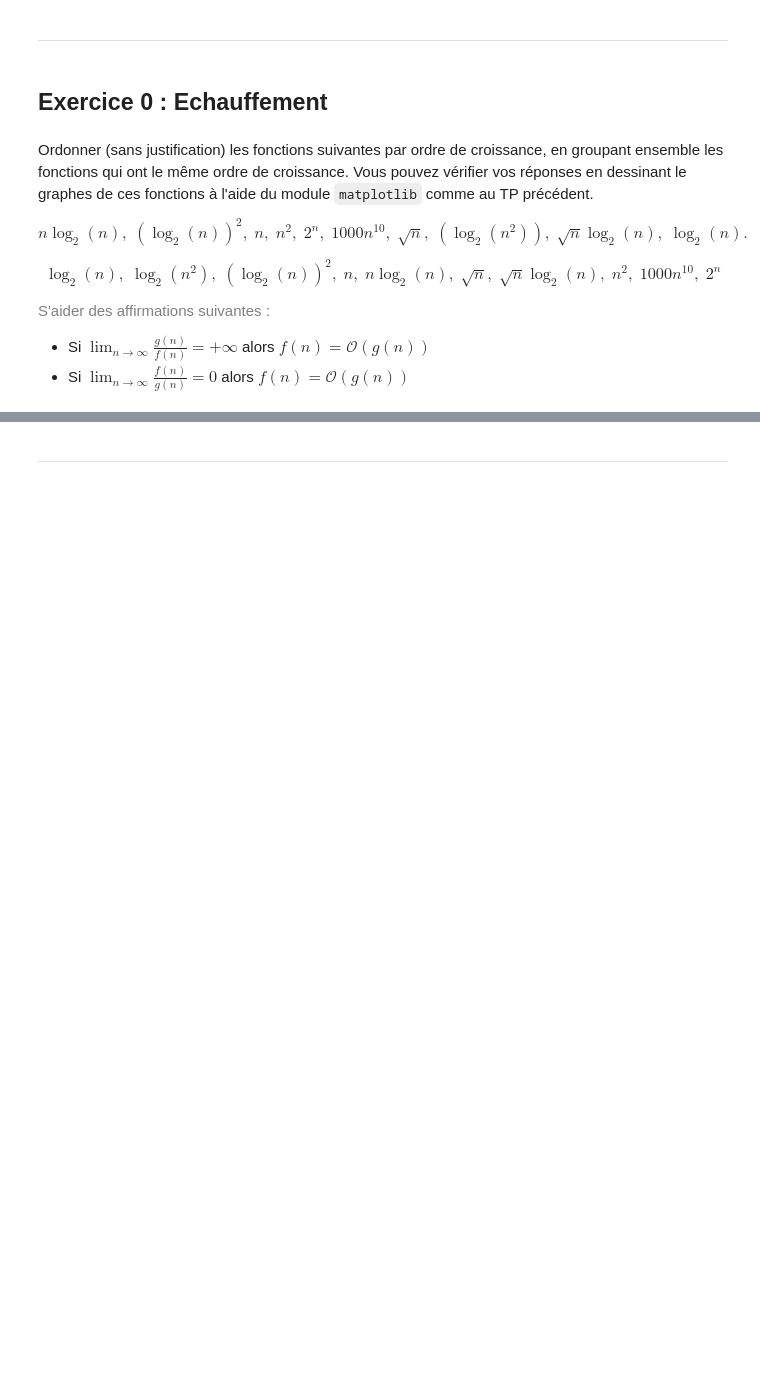
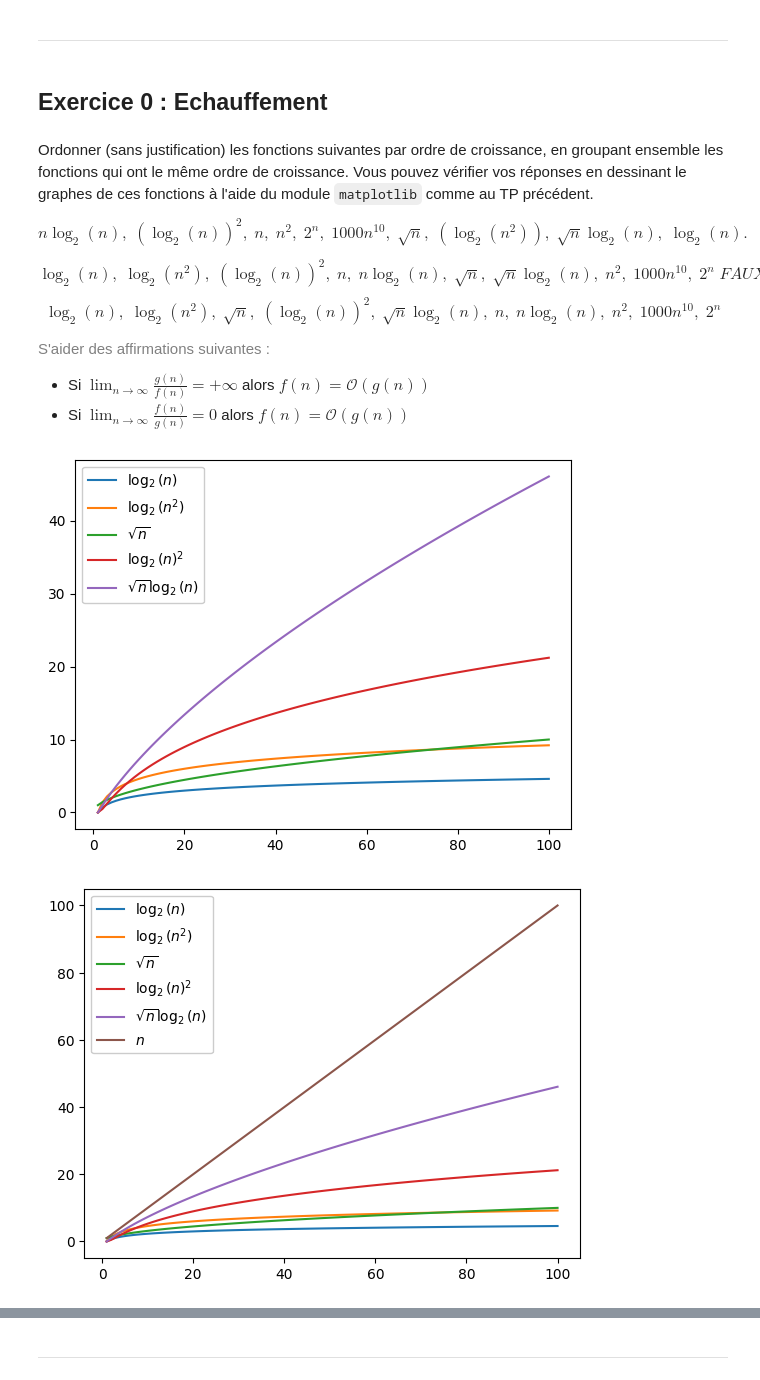
Before and after one commit to SO-CReaT3/EPFL-CodEx, a Jupyter notebook: Mise À Niveau/Serie9.ipynb, the cells around one changed output, grey strips where cells are left out. Drawn from its saved outputs; the diff is of its cells as text; code cells hidden in the pictures; blank space fills up the shorter version.

```diff
--- a/Mise À Niveau/Serie9.ipynb
+++ b/Mise À Niveau/Serie9.ipynb
@@ -24,10 +24,72 @@ vérifier vos réponses en dessinant le graphes de ces fonctions à l'aide du mo
 $$n \log_2 (n), \; (\log_2(n))^2, \; n, \; n^2, \; 2^n, \; 1000n^{10}, \; \sqrt{n}, \;
 (\log_2(n^2)), \; \sqrt{n} \log_2 (n), \; \log_2 (n).$$
 
-$$\log_2(n), \; \log_2(n^2), \; (\log_2(n))^2, \; n, \; n\log_2(n), \; \sqrt{n}, \; \sqrt{n}\log_2(n), \; n^2, \; 1000n^{10}, \; 2^n $$
+$$\log_2(n), \; \log_2(n^2), \; (\log_2(n))^2, \; n, \; n\log_2(n), \; \sqrt{n}, \; \sqrt{n}\log_2(n), \; n^2, \; 1000n^{10}, \; 2^n \; FAUX =>$$
+$$\log_2(n), \; \log_2(n^2), \; \sqrt{n}, \; (\log_2(n))^2, \; \sqrt{n}\log_2(n), \; n, \; n\log_2(n), \; n^2, \; 1000n^{10}, \; 2^n$$
 
 
 <font color=grey> S'aider des affirmations suivantes :
 - Si $\lim_{n \rightarrow \infty}\frac{g(n)}{f(n)} = +\infty$ alors $f(n) = \mathcal{O}(g(n))$
 - Si $\lim_{n \rightarrow \infty}\frac{f(n)}{g(n)} = 0$ alors  $f(n) = \mathcal{O}(g(n))$
 </font>
+# %%
+nbre = 100
+
+n = np.linspace(1, 100, nbre)
+y = np.arange(1, 15, .1)
+
+def log_n():
+    plt.plot(n, np.log(n), label=r"$\log_2(n)$")
+    plt.plot(n, np.log(n ** 2), label=r"$\log_2(n^2)$")
+    plt.plot(n, np.sqrt(n), label=r"$\sqrt{n}$")
+    plt.plot(n, np.log(n) ** 2, label=r"$\log_2(n)^2$")
+    plt.plot(n, np.sqrt(n) * np.log(n), label=r"$\sqrt{n}\log_2(n)$")
+
+def o_n():
+    log_n()
+    plt.plot(n, n, label=r"$n$")
+
+def o_n_log_n():
+    o_n()
+    plt.plot(n, n * np.log(n), label=r"$n\log_2(n)$")
+
+def o_n2():
+    o_n_log_n()
+    plt.plot(n, n ** 2, label=r"$n^2$")
+
+def o_n10():
+    o_n2()
+    plt.plot(n, 1000 * n ** 2, label=r"$1000n^{10}$")
+
+
+def o_exp_n():
+    o_n10()
+    plt.plot(n, 2 ** n, label=r"$2^n$")
+
+
+log_n()
+plt.legend(loc="upper left", framealpha=1)
+plt.show()
+
+o_n()
+plt.legend(loc="upper left", framealpha=1)
+plt.show()
+
+o_n_log_n()
+plt.legend(loc="upper left", framealpha=1)
+plt.show()
+
+o_n2()
+plt.legend(loc="upper left", framealpha=1)
+plt.show()
+
+o_n10()
+plt.legend(loc="upper left", framealpha=1)
+plt.show()
+
+o_exp_n()
+plt.legend(loc="upper left", framealpha=1)
+plt.show()
+# %% [output]
+[figure, added]
+[figure, added]
```
Also changed, not shown: parts of 2 cells of this notebook.
